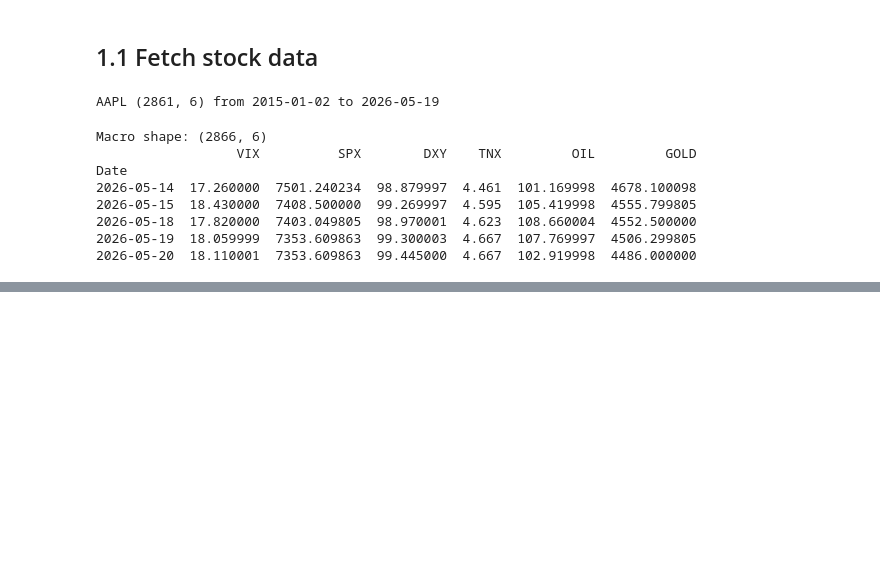
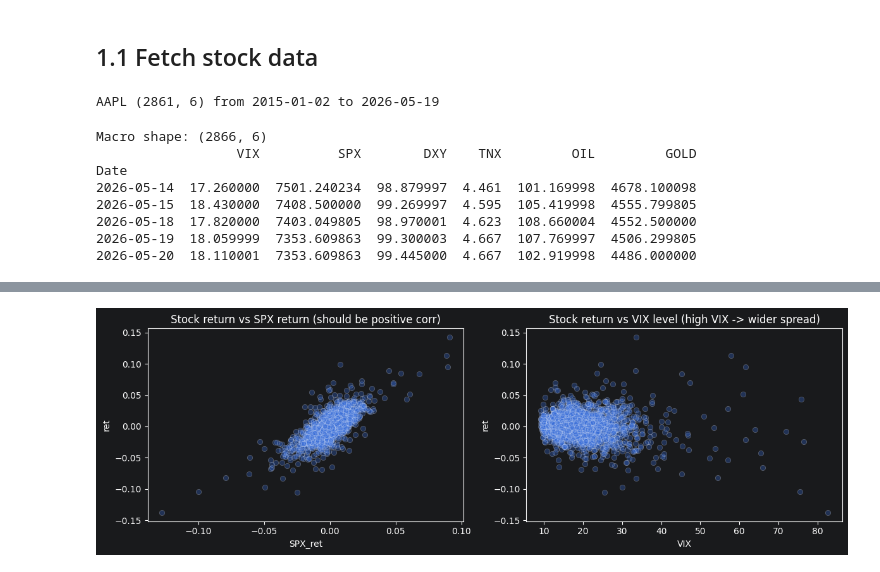
Before and after one commit to hqkh4nh/stocksight-ml, a Jupyter notebook: notebooks/01_main_pipeline.ipynb, the cells around one changed output, grey strips where cells are left out. Drawn from its saved outputs; the diff is of its cells as text; code cells hidden in the pictures; blank space fills up the shorter version.

```diff
--- a/notebooks/01_main_pipeline.ipynb
+++ b/notebooks/01_main_pipeline.ipynb
@@ -69,0 +219,11 @@ Columns: ['Open', 'High', 'Low', 'Close', 'Volume', 'Ticker', 'VIX', 'SPX', 'DXY
+# %%
+df["SPX_ret"] = np.log(df["SPX"] / df["SPX"].shift(1))
+
+fig, axes = plt.subplots(1, 2, figsize=(12, 4))
+sns.scatterplot(x=df["SPX_ret"], y=df["ret"], ax=axes[0], alpha=0.3)
+axes[0].set_title("Stock return vs SPX return (should be positive corr)")
+sns.scatterplot(x=df["VIX"], y=df["ret"], ax=axes[1], alpha=0.3)
+axes[1].set_title("Stock return vs VIX level (high VIX -> wider spread)")
+plt.tight_layout(); plt.show()
+# %% [output]
+[figure, added]
```
Also changed, not shown: parts of 17 cells of this notebook.
